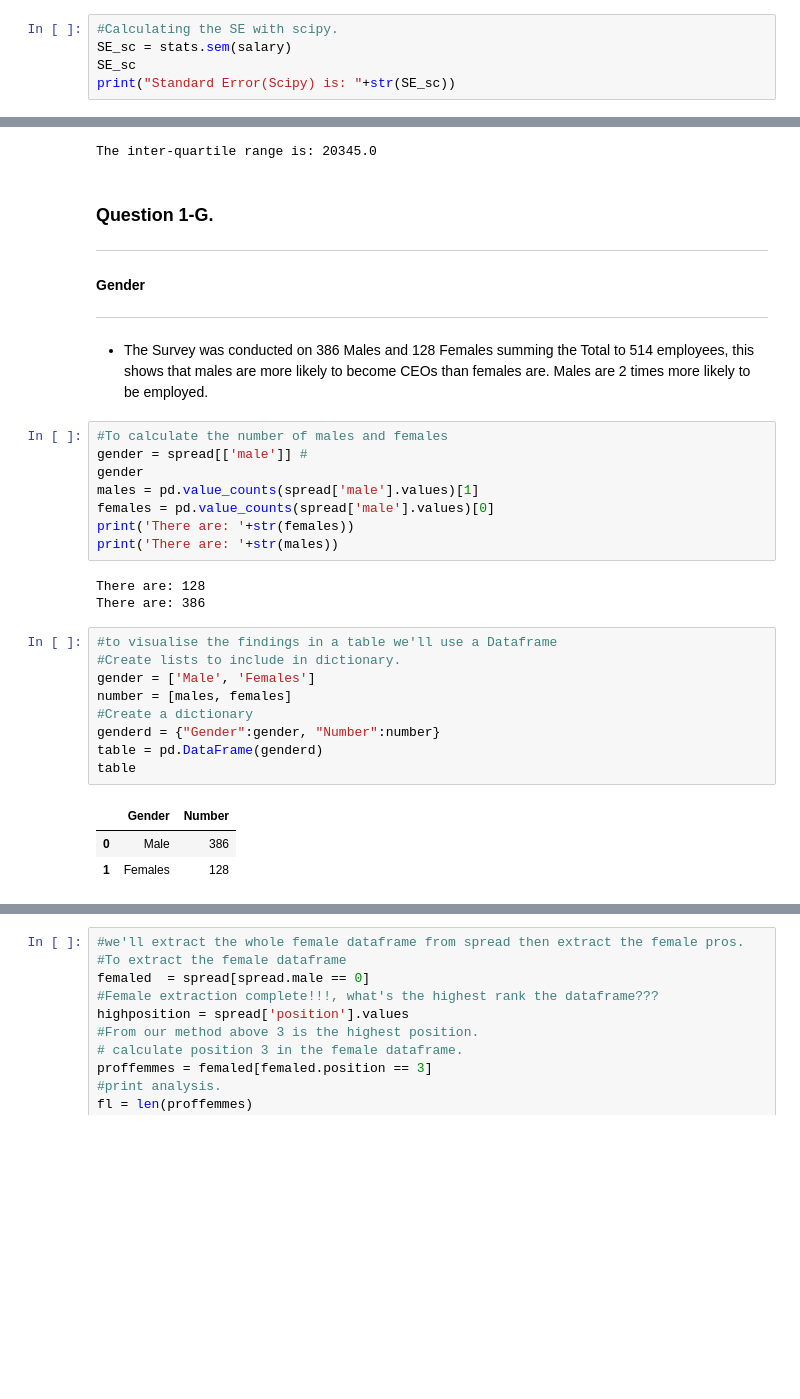
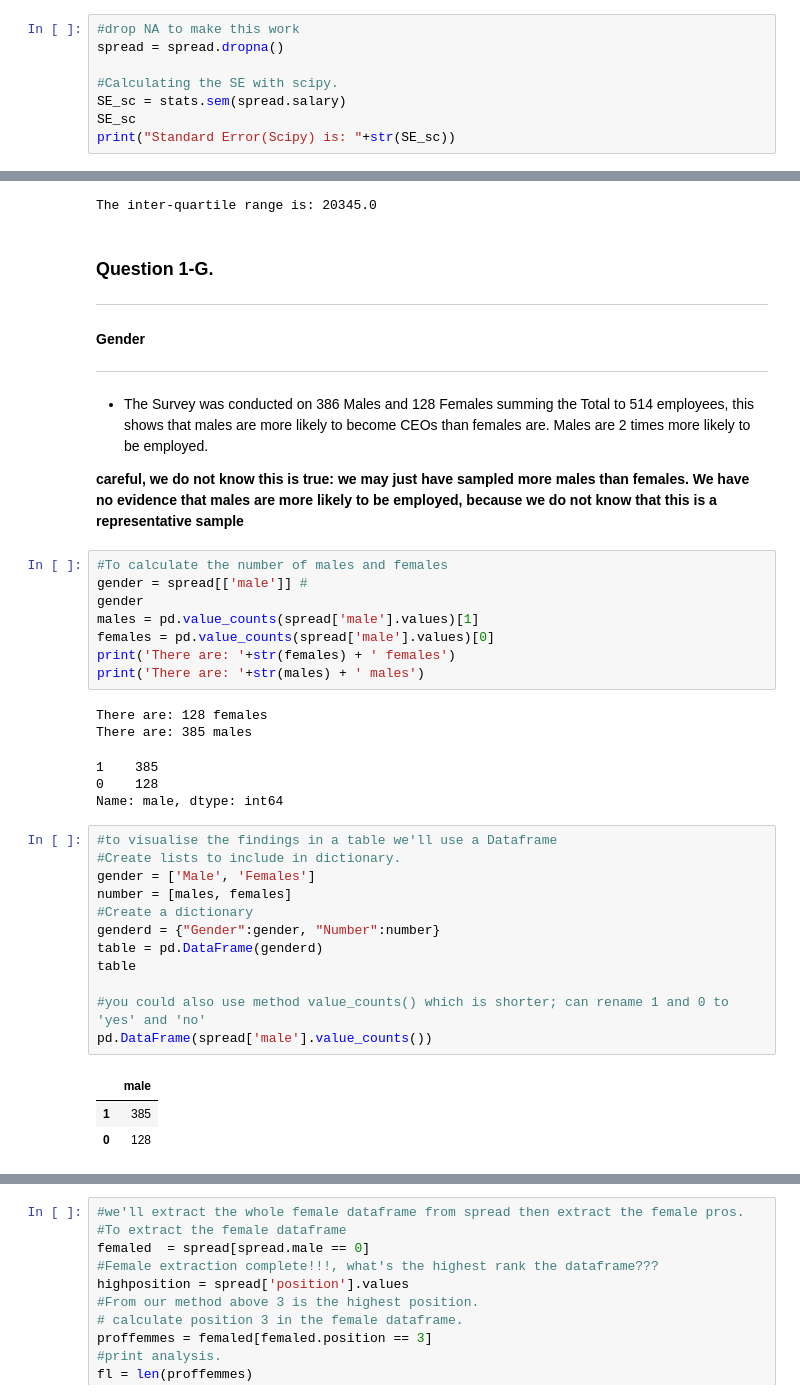
Before and after one commit to Umuzi-org/salary, a Jupyter notebook: Johan Khanye - Salary assignment.ipynb, the cells around one changed output, grey strips where cells are left out. Cells and saved outputs as stored; diff of their text form; blank space fills up the shorter version.

```diff
--- a/Johan Khanye - Salary assignment.ipynb
+++ b/Johan Khanye - Salary assignment.ipynb
@@ -96,6 +101,9 @@ Standard Error(manually) is: 558.9715980665014
 # %%
+#drop NA to make this work
+spread = spread.dropna()
+
 #Calculating the SE with scipy.
-SE_sc = stats.sem(salary)
+SE_sc = stats.sem(spread.salary)
 SE_sc
 print("Standard Error(Scipy) is: "+str(SE_sc))
 # %% [output]
@@ -158,30 +166,38 @@ The inter-quartile range is: 20345.0
 #### Gender
 ------------
 * The Survey was conducted on 386 Males and 128 Females summing the Total to 514 employees, this shows that males are more likely to become CEOs than females are. Males are 2 times more likely to be employed.
+
+**careful, we do not know this is true: we may just have sampled more males than females. We have no evidence that males are more likely to be employed, because we do not know that this is a representative sample**
 # %%
 #To calculate the number of males and females
 gender = spread[['male']] #
 gender
 males = pd.value_counts(spread['male'].values)[1]
 females = pd.value_counts(spread['male'].values)[0]
-print('There are: '+str(females))
-print('There are: '+str(males))
+print('There are: '+str(females) + ' females')
+print('There are: '+str(males) + ' males')
 # %% [output]
-There are: 128
-There are: 386
+There are: 128 females
+There are: 385 males
+1    385
+0    128
+Name: male, dtype: int64
 # %%
 #to visualise the findings in a table we'll use a Dataframe
 #Create lists to include in dictionary.
 gender = ['Male', 'Females']
 number = [males, females]
 #Create a dictionary
 genderd = {"Gender":gender, "Number":number}
 table = pd.DataFrame(genderd)
 table
+
+#you could also use method value_counts() which is shorter; can rename 1 and 0 to 'yes' and 'no'
+pd.DataFrame(spread['male'].value_counts())
 # %% [output]
-|  | Gender | Number |
-| 0 | Male | 386 |
-| 1 | Females | 128 |
+|  | male |
+| 1 | 385 |
+| 0 | 128 |
 # %% [markdown]
 ### Question 1-H.
 ----------
```
Also changed, not shown: parts of 20 cells of this notebook, 1 other file.
